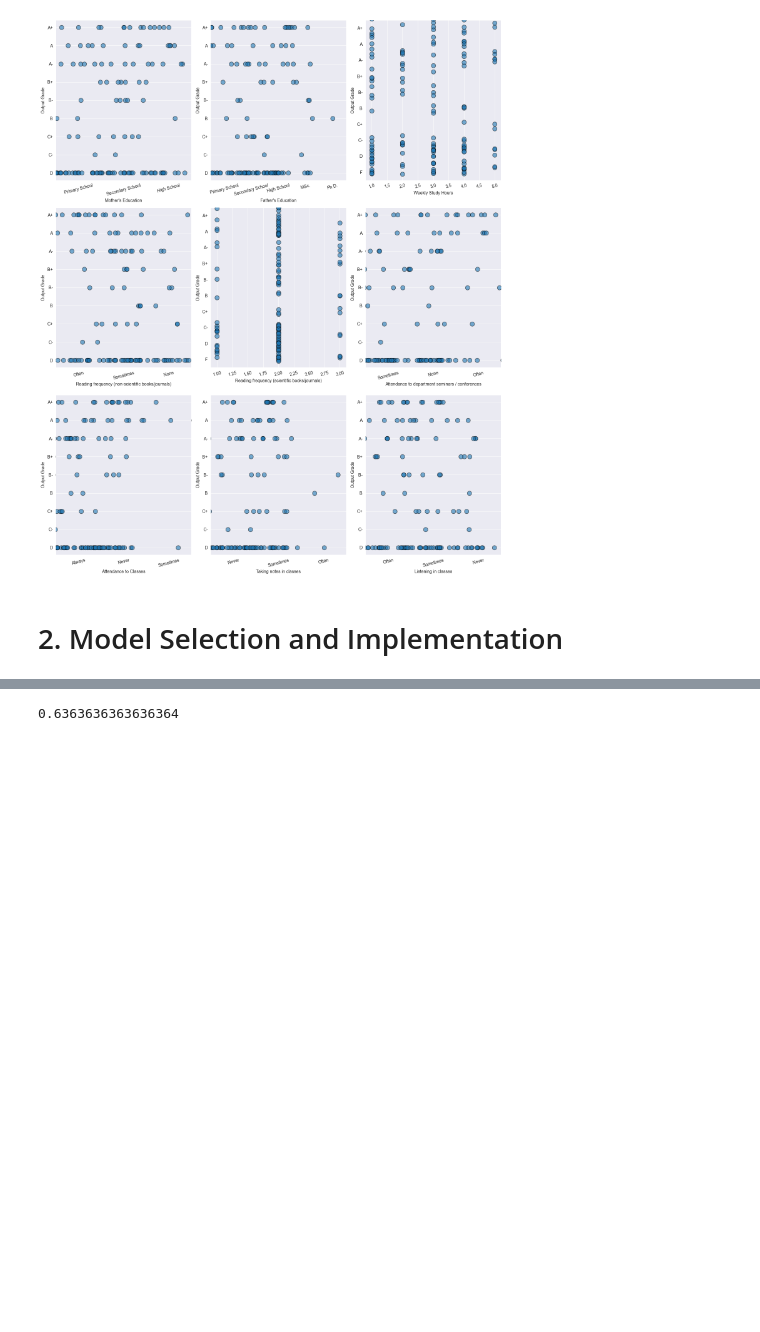
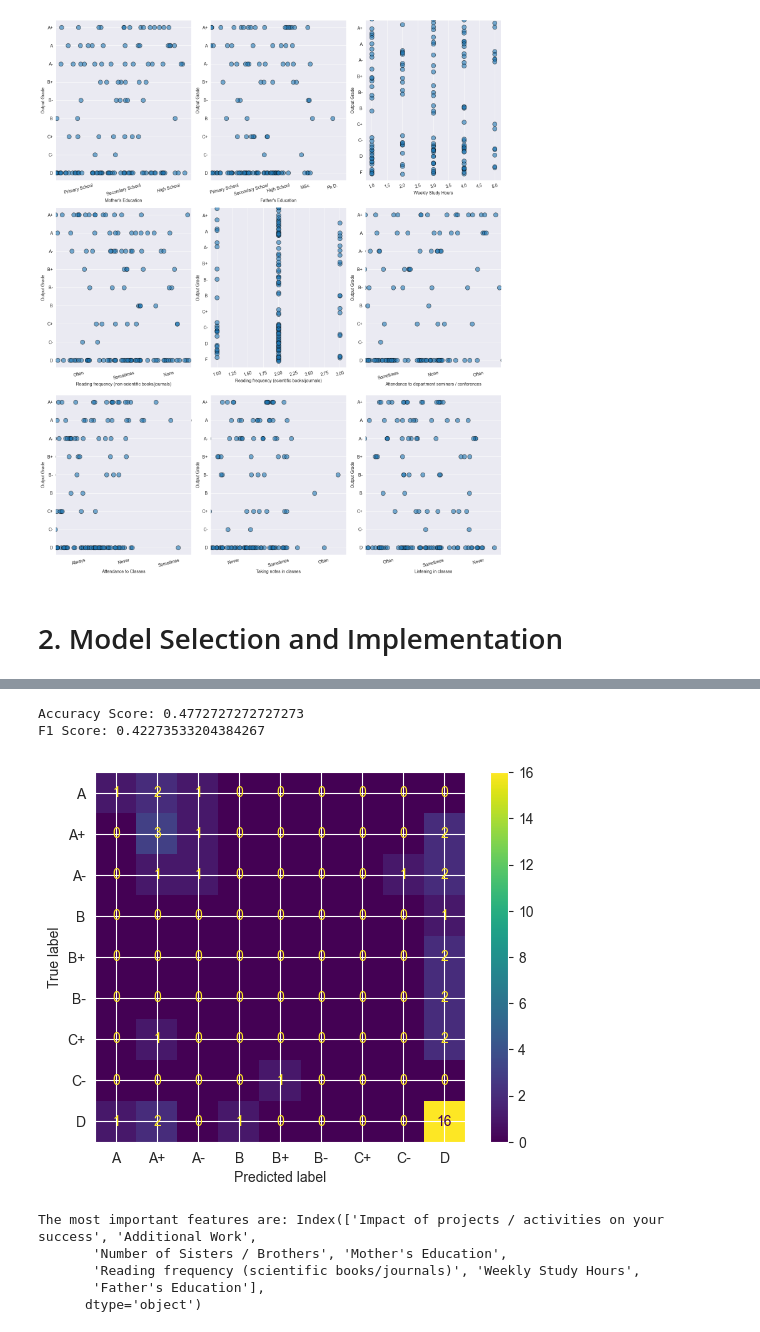
Before and after one commit to aesareen/aesareen.github.io, a Jupyter notebook: assets/jupyter/project_2.ipynb, the cells around one changed output, grey strips where cells are left out. Saved outputs shown, nothing was run; the diff lists cells and outputs as text; code cells hidden in the pictures; blank space fills up the shorter version.

Commit message:
finalize project 2

```diff
--- a/assets/jupyter/project_2.ipynb
+++ b/assets/jupyter/project_2.ipynb
@@ -266,6 +265,31 @@ accuracy_score(y_test, rf.predict(X_test))
 # %%
+# Naive Gradient Boosting Implementation
+
 gb = GradientBoostingClassifier(n_estimators = 150, learning_rate = .15, max_depth = 1, random_state = 11)
 gb.fit(X_train, y_train)
 accuracy_score(y_test, gb.predict(X_test))
+
+print(f'Accuracy Score: {accuracy_calc(gb, X_test, y_test)}')
+print(f'F1 Score: {f1_score_calc(gb, X_test, y_test)}')
+gb_cm = confusion_matrix_calc(gb, X_test, y_test)
+gb_cm.figure_.savefig('../img/edu_gb_cm.png', dpi=300)
 # %% [output]
-0.6363636363636364
+Accuracy Score: 0.4772727272727273
+F1 Score: 0.42273533204384267
+[figure, added]
+# %%
+# We can analyze our random forest to see which features are the most important and just focus on those
+feature_importances: pd.Series = pd.Series(rf.feature_importances_, index=X.columns)
+most_important_features: list = feature_importances.sort_values(ascending=False).head(7).index
+
+print(f'The most important features are: {most_important_features}')
+
+X_rev = edu_df[most_important_features]
+
+X_train_rev, X_test_rev, y_train_rev, y_test_rev = train_test_split(X_rev, y, random_state = 11, stratify = y)
+# %% [output]
+The most important features are: Index(['Impact of projects / activities on your success', 'Additional Work',
+       'Number of Sisters / Brothers', 'Mother's Education',
+       'Reading frequency (scientific books/journals)', 'Weekly Study Hours',
+       'Father's Education'],
+      dtype='object')
```
Also changed, not shown: parts of 13 cells of this notebook, 11 other files.
